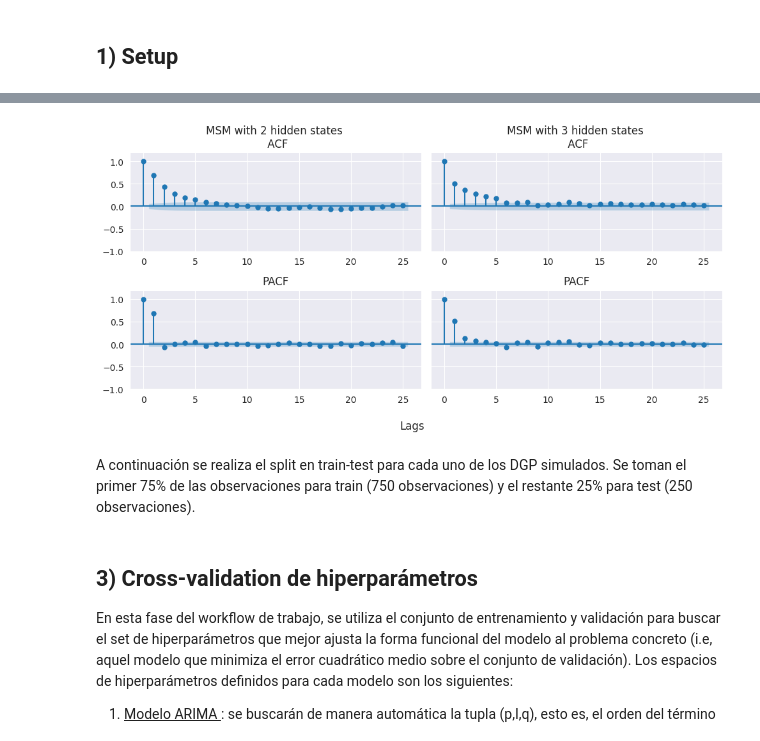
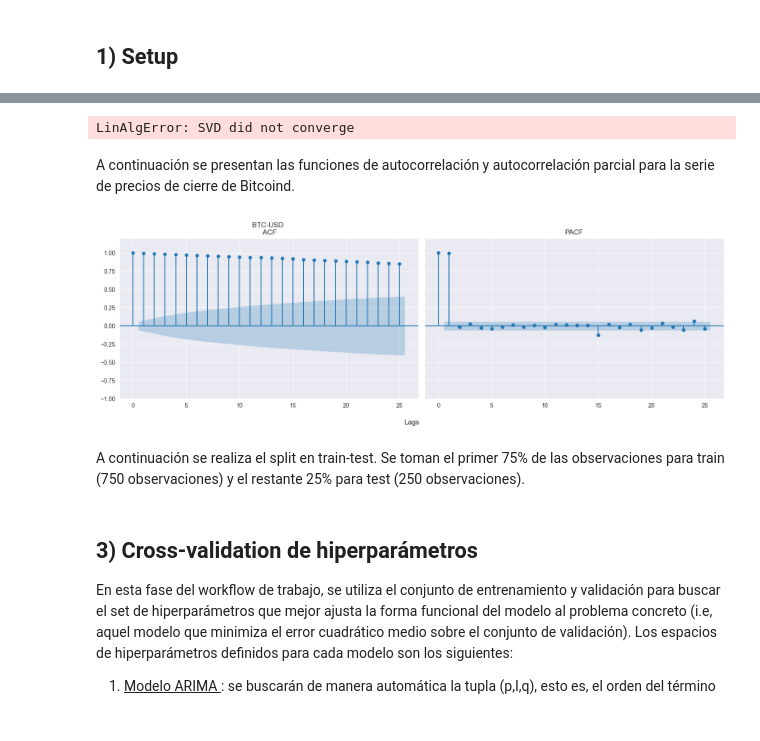
Before and after one commit to matiasdperez/MEC_tesis, a Jupyter notebook: notebooks/bitcoin/bitcoin.ipynb, the cells around one changed output, grey strips where cells are left out. Drawn from its saved outputs; the diff is of its cells as text; code cells hidden in the pictures.

Commit message:
Reverting changes in bitcoin notebook

```diff
--- a/notebooks/bitcoin/bitcoin.ipynb
+++ b/notebooks/bitcoin/bitcoin.ipynb
@@ -23,6 +27,7 @@ import numpy as np
 import matplotlib.pyplot as plt
 import pandas as pd
 import seaborn as sns
+sns.set_style("darkgrid")
 from statsmodels.graphics.tsaplots import plot_pacf, plot_acf
 import warnings
 import tqdm as tqdm
@@ -35,7 +40,7 @@ warnings.filterwarnings("ignore")
 
 np.random.seed(42)
 
-from utils.simulators import MarkovSwitchingModel
+import yfinance as yf
 from utils.statistical_models import *
 from utils.NN_models import *
 # %% [markdown]
@@ -73,0 +50,3 @@ Steady state distribution exists and it's unique.
+# %%
+btc = yf.Ticker("BTC-USD")
+hist = btc.history(period="max")
@@ -74 +60,3 @@ Steady state distribution exists and it's unique.
+# %%
+sample = hist.loc[hist.index <= pd.to_datetime('2024-04-30').tz_localize('UTC'), 'Close'].tail(1000)
 # %% [markdown]
@@ -88,22 +83,30 @@ A continuación se presentan las funciones de autocorrelación y autocorrelació
+# %%
+mod_hamilton = sm.tsa.MarkovAutoregression(
+    sample_scaled_diff,
+    k_regimes=3,
+    trend='c',
+    order = 0,
+    switching_trend=True,
+    switching_variance=True
+)
+res_hamilton = mod_hamilton.fit(maxiter=1000)
+# %% [output]
+LinAlgError: SVD did not converge
+# %% [markdown]
+A continuación se presentan las funciones de autocorrelación y autocorrelación parcial para la serie de precios de cierre de Bitcoind.
 # %%
-fig, axs = plt.subplots(2, 2, figsize=(10, 5), sharey=True)
+fig, axs = plt.subplots(1, 2, figsize=(15, 5), sharey=True)
 
-plot_acf(msm2.y, lags=25, ax=axs[0,0])
-plot_pacf(msm2.y, lags=25, ax=axs[1,0])
-axs[0,0].set_title("MSM with 2 hidden states \n ACF")
-axs[0,0].set_ylim([-1, 1.2])
-axs[1,0].set_title("PACF")
-
-plot_acf(msm3.y, lags=25, ax=axs[0,1])
-plot_pacf(msm3.y, lags=25, ax=axs[1,1])
-axs[0,1].set_title("MSM with 3 hidden states \n ACF")
-axs[0,1].set_ylim([-1, 1.2])
-axs[1,1].set_title("PACF")
+plot_acf(sample, lags=25, ax=axs[0])
+plot_pacf(sample, lags=25, ax=axs[1])
+axs[0].set_title("BTC-USD \n ACF")
+axs[0].set_ylim([-1, 1.2])
+axs[1].set_title("PACF")
 
 fig.supxlabel('Lags')
 plt.tight_layout()
 plt.show()
 # %% [output]
-[figure, old version]
+[figure, new version]
 # %% [markdown]
-A continuación se realiza el split en train-test para cada uno de los DGP simulados. Se toman el primer 75% de las observaciones para train (750 observaciones) y el restante 25% para test (250 observaciones).
+A continuación se realiza el split en train-test. Se toman el primer 75% de las observaciones para train (750 observaciones) y el restante 25% para test (250 observaciones).
```
Also changed, not shown: parts of 122 cells of this notebook.
